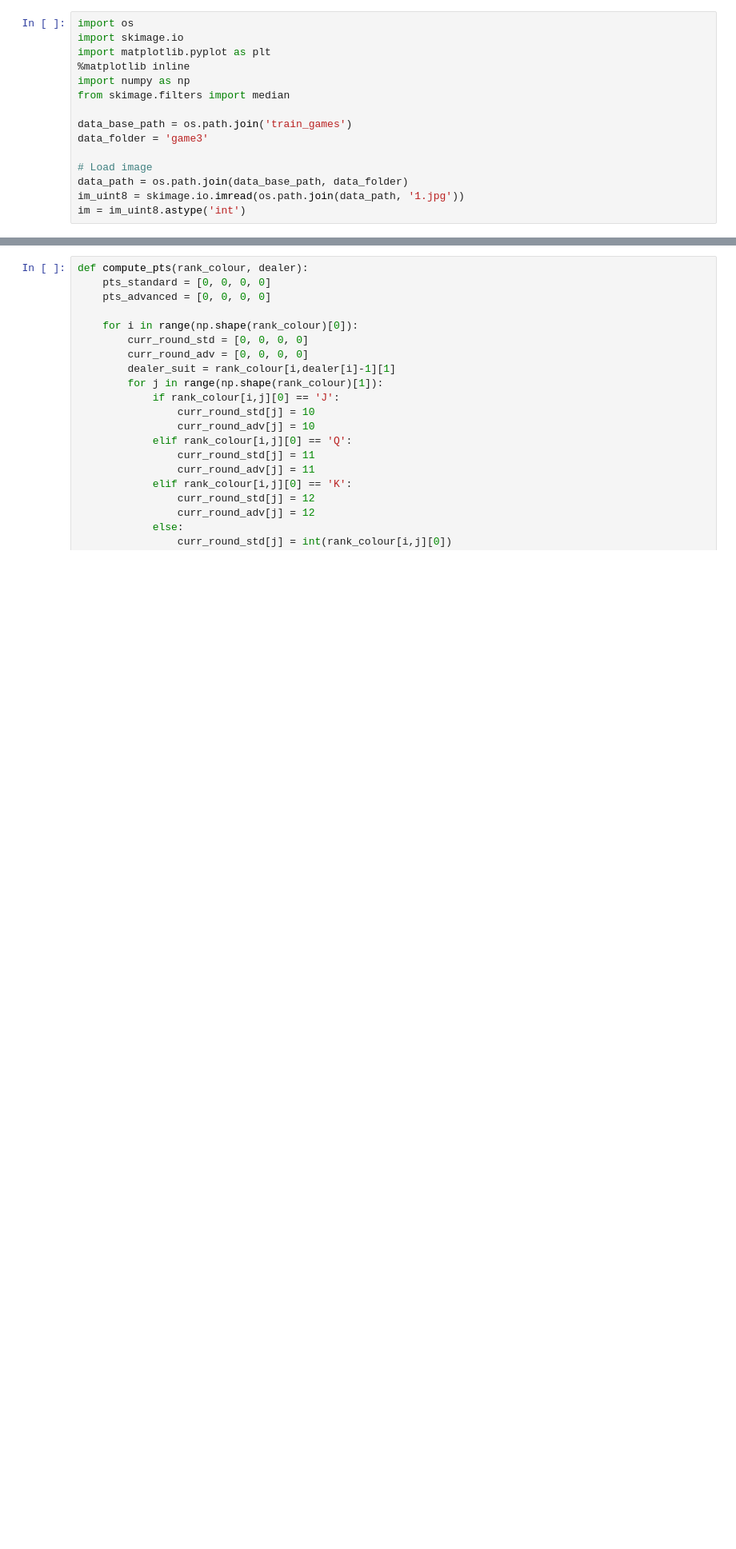
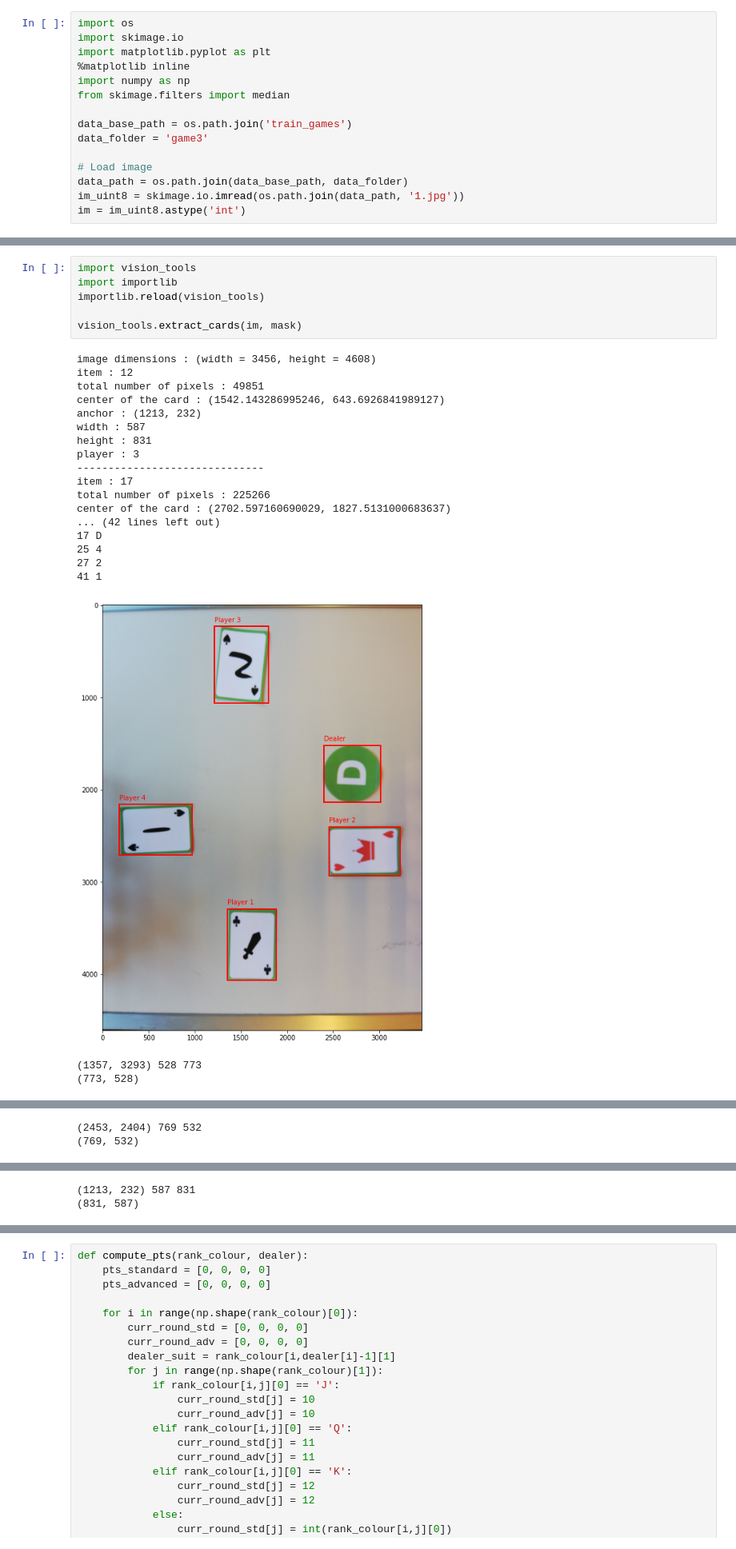
Before and after one commit to aalshabaan/iapr, a Jupyter notebook: project/project.ipynb, the cells around one changed output, grey strips where cells are left out. Shown at 80% size. Saved outputs shown, nothing was run; the diff lists cells and outputs as text; blank space fills up the shorter version.

Commit message:
feat: extract cards (not finished)

```diff
--- a/project/project.ipynb
+++ b/project/project.ipynb
@@ -329,0 +374,27 @@ np.where(items_labels==6)
+# %%
+import vision_tools
+import importlib
+importlib.reload(vision_tools)
+
+vision_tools.extract_cards(im, mask)
+# %% [output]
+image dimensions : (width = 3456, height = 4608)
+item : 12
+total number of pixels : 49851
+center of the card : (1542.143286995246, 643.6926841989127)
+anchor : (1213, 232)
+width : 587
+height : 831
+player : 3
+------------------------------
+item : 17
+total number of pixels : 225266
+center of the card : (2702.597160690029, 1827.5131000683637)
+... (42 lines left out)
+17 D
+25 4
+27 2
+41 1
+[figure, added]
+(1357, 3293) 528 773
+(773, 528)
@@ -329,0 +402,2 @@ np.where(items_labels==6)
+(2453, 2404) 769 532
+(769, 532)
@@ -329,0 +405,2 @@ np.where(items_labels==6)
+(1213, 232) 587 831
+(831, 587)
```
Also changed, not shown: parts of 7 cells of this notebook, 1 other file.
